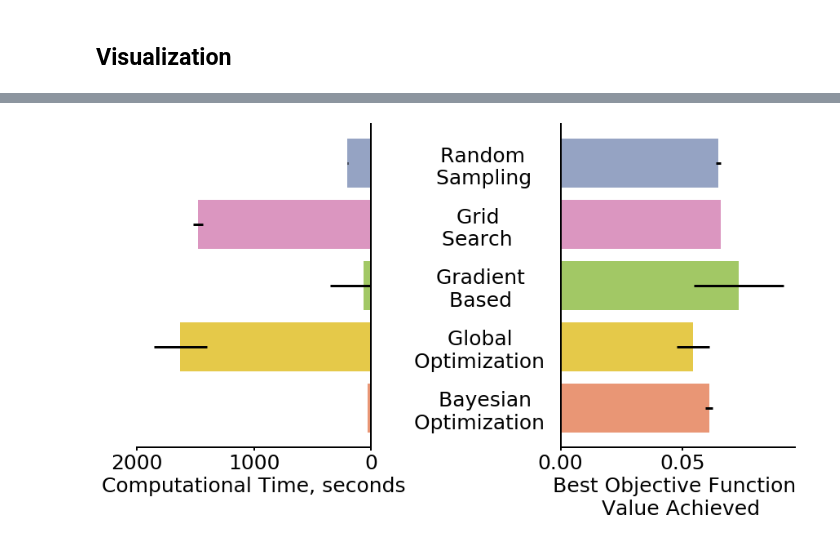
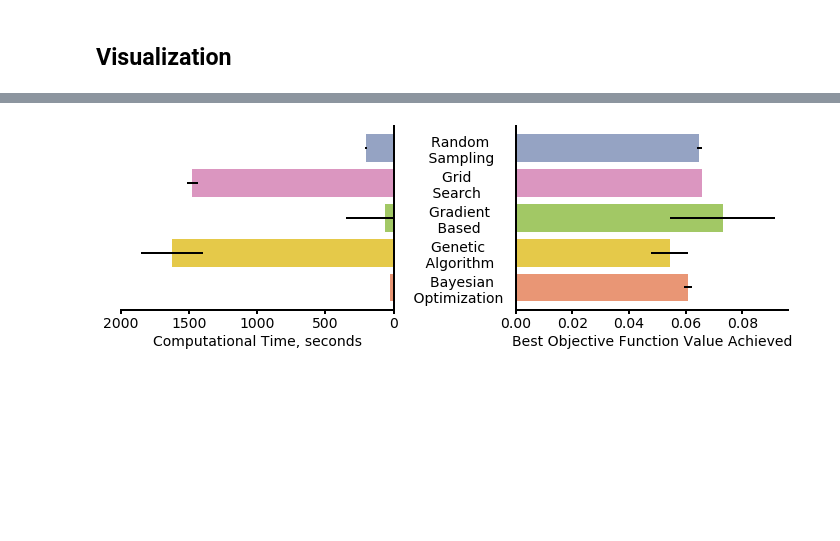
Before and after one commit to cjmerzbacher/bayesopt-dynamic-pathways, a Jupyter notebook: method_tuning/benchmarking.ipynb, the cells around one changed output, grey strips where cells are left out. Drawn from its saved outputs; the diff is of its cells as text; code cells hidden in the pictures; blank space fills up the shorter version.

```diff
--- a/method_tuning/benchmarking.ipynb
+++ b/method_tuning/benchmarking.ipynb
@@ -600,16 +529,0 @@ fig.savefig('benchmark_lossval.png', dpi=300, bbox_inches='tight', pad_inches=0.
-# %%
-pal = sns.color_palette("Set2")[2:6]
-pal.append(sns.color_palette("Set2")[1])
-fig, axs = plt.subplots(1,1,figsize=(8, 5))
-ax = axs
-plot = sns.barplot(data=visualization_data, y='Function Evaluations', x='Method', hue='Method Name', palette=pal, ax=ax, dodge=False)
-ax.set_ylabel('Number of Function \n Evaluations Required', fontsize=18)
-plot.set(xticklabels=[])
-plot.legend_.remove()
-ax.set_xlabel('')
-ax.tick_params(axis='y', labelsize=14)
-for axis in ['top','bottom','left','right']:
-    ax.spines[axis].set_linewidth(2)
-ax.tick_params(width=2)
-fig.tight_layout()
-fig.savefig('benchmark_nfev.png', dpi=300, bbox_inches='tight', pad_inches=0.)
@@ -618,40 +530,40 @@ fig.savefig('benchmark_nfev.png', dpi=300, bbox_inches='tight', pad_inches=0.)
 # %%
-
-fig, axs = plt.subplots(1,2,figsize=(12, 7))
+###FIGURE: Benchmarking results
+fig, axs = plt.subplots(1,2,figsize=(10, 3.4))
 ax = axs[0]
-plot = sns.barplot(data=visualization_data, x='Computational Time', y='Method', hue='Method Name', palette=pal, ax=ax, dodge=False)
-ax.hlines([0, 1, 2, 3, 4], [visualization_data['Computational Time'] - visualization_data['Computational Time STD']], [visualization_data['Computational Time'] + visualization_data['Computational Time STD']],  linewidth=3)
+plot = sns.barplot(data=visualization_data, x='Computational Time', y='Method', hue='Method', palette=palette, ax=ax, dodge=False)
+ax.hlines([0, 1, 2, 3, 4], [visualization_data['Computational Time'] - visualization_data['Computational Time STD']], [visualization_data['Computational Time'] + visualization_data['Computational Time STD']],  linewidth=2)
 
 plot.set(yticklabels=[])
 plot.legend_.remove()
 ax.set_xlim([2000, 0])
-ax.tick_params(axis='x', labelsize=25)
+ax.tick_params(axis='x', labelsize=14)
 for axis in ['top','left','right']:
     ax.spines[axis].set_linewidth(0)
 ax.spines['bottom'].set_linewidth(2)
 ax.spines['right'].set_linewidth(2)
 ax.tick_params(width=2)
 ax.set_ylabel('')
-ax.set_xlabel('Computational Time, seconds', fontsize = 25)
+ax.set_xlabel('Computational Time, seconds', fontsize =14)
 ax.set_yticks([])
 
 ax = axs[1]
-plot = sns.barplot(data=visualization_data, x='Best Loss', y='Method', hue='Method Name', palette=pal, ax=ax, dodge=False)
-ax.hlines([0, 1, 2, 3, 4], [visualization_data['Best Loss'] - visualization_data['Best Loss STD']], [visualization_data['Best Loss'] + visualization_data['Best Loss STD']],  linewidth=3)
+plot = sns.barplot(data=visualization_data, x='Best Loss', y='Method', hue='Method Name', palette=palette, ax=ax, dodge=False)
+ax.hlines([0, 1, 2, 3, 4], [visualization_data['Best Loss'] - visualization_data['Best Loss STD']], [visualization_data['Best Loss'] + visualization_data['Best Loss STD']],  linewidth=2)
 
-plot.set(yticklabels=['Random     \n Sampling    ','Grid         \n Search       ', 'Gradient     \n Based       ', 'Global       \n Optimization  ', 'Bayesian    \n Optimization  '])
+plot.set(yticklabels=['Random     \n Sampling    ','Grid         \n Search       ', 'Gradient     \n Based       ', 'Genetic      \n Algorithm    ', 'Bayesian    \n Optimization  '])
 plot.legend_.remove()
-ax.tick_params(axis='y', labelsize=25, length=0)
-ax.tick_params(axis='x', labelsize=25)
+ax.tick_params(axis='y', labelsize=14, length=0)
+ax.tick_params(axis='x', labelsize=14)
 for axis in ['top','left','right']:
     ax.spines[axis].set_linewidth(0)
 ax.spines['bottom'].set_linewidth(2)
 ax.spines['left'].set_linewidth(2)
 
 ax.tick_params(width=2)
 ax.set_ylabel('')
-ax.set_xlabel('Best Objective Function \n Value Achieved', fontsize = 25)
+ax.set_xlabel('Best Objective Function Value Achieved', fontsize =14)
 plt.tight_layout()
-fig.savefig('benchmark.png', dpi=500, bbox_inches='tight', pad_inches=0.)
+#fig.savefig('benchmark.png', dpi=500, bbox_inches='tight', pad_inches=0.)
 # %% [output]
-[figure, old version]
+[figure, new version]
```
Also changed, not shown: parts of 6 cells of this notebook, 47 other files.
